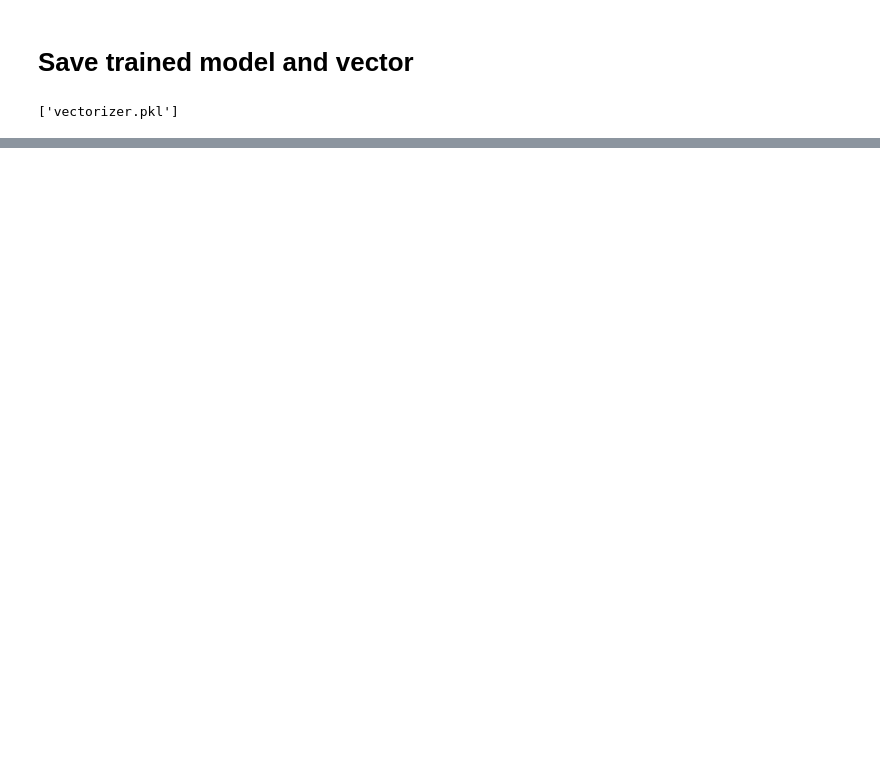
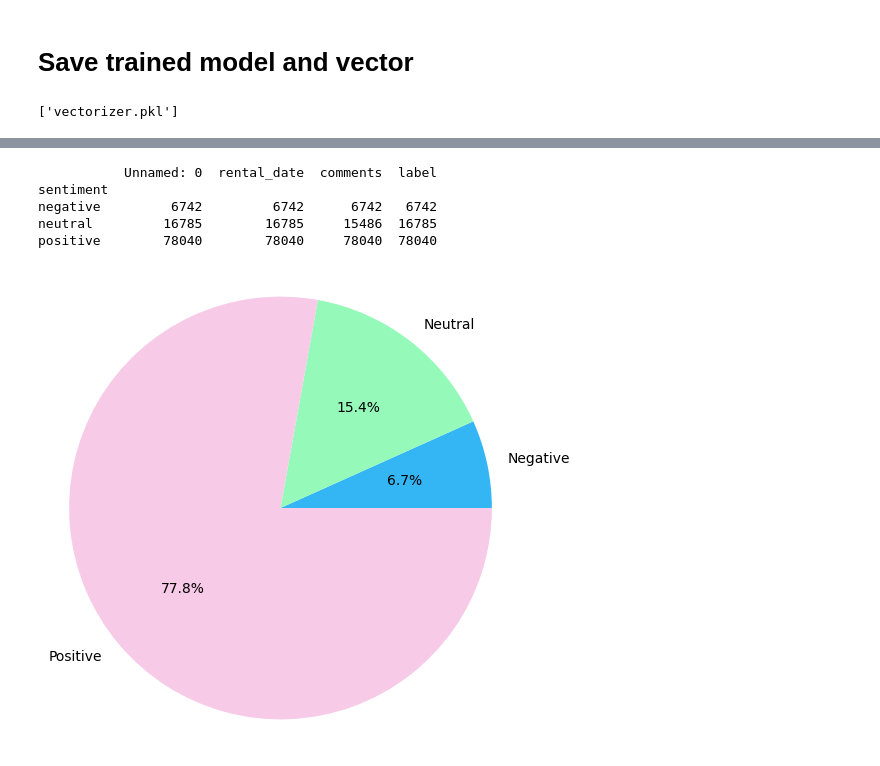
Before and after one commit to Tamuonanthit/NCKH_Airbnb, a Jupyter notebook: NCKH-1.ipynb, the cells around one changed output, grey strips where cells are left out. Drawn from its saved outputs; the diff is of its cells as text; code cells hidden in the pictures; blank space fills up the shorter version.

```diff
--- a/NCKH-1.ipynb
+++ b/NCKH-1.ipynb
@@ -472,0 +533,28 @@ Chi Square = 0.1        Parameter: c=0.1, kernel=rbf, gamma=0.0001
+# %%
+count = df.groupby('sentiment').count()
+print(count)
+# %% [output]
+           Unnamed: 0  rental_date  comments  label
+sentiment
+negative         6742         6742      6742   6742
+neutral         16785        16785     15486  16785
+positive        78040        78040     78040  78040
+# %%
+# Tạo DataFrame mẫu
+data = {'sentiment': ['Negative', 'Neutral', 'Positive'],
+        'comments': [6742, 15486, 78040]}
+df1 = pd.DataFrame(data)
+
+# Trích xuất dữ liệu từ DataFrame
+sizes = df1['comments']
+labels = df1['sentiment']
+colors = ['#34b6f5', '#95fab9', '#f7cae7']
+# Vẽ biểu đồ hình bánh
+plt.figure(figsize=(6, 6))
+plt.pie(sizes, labels=labels, autopct='%1.1f%%', colors=colors)
+plt.axis('equal')
+
+# Hiển thị biểu đồ
+plt.show()
+# %% [output]
+[figure, added]
```
Also changed, not shown: parts of 40 cells of this notebook.
